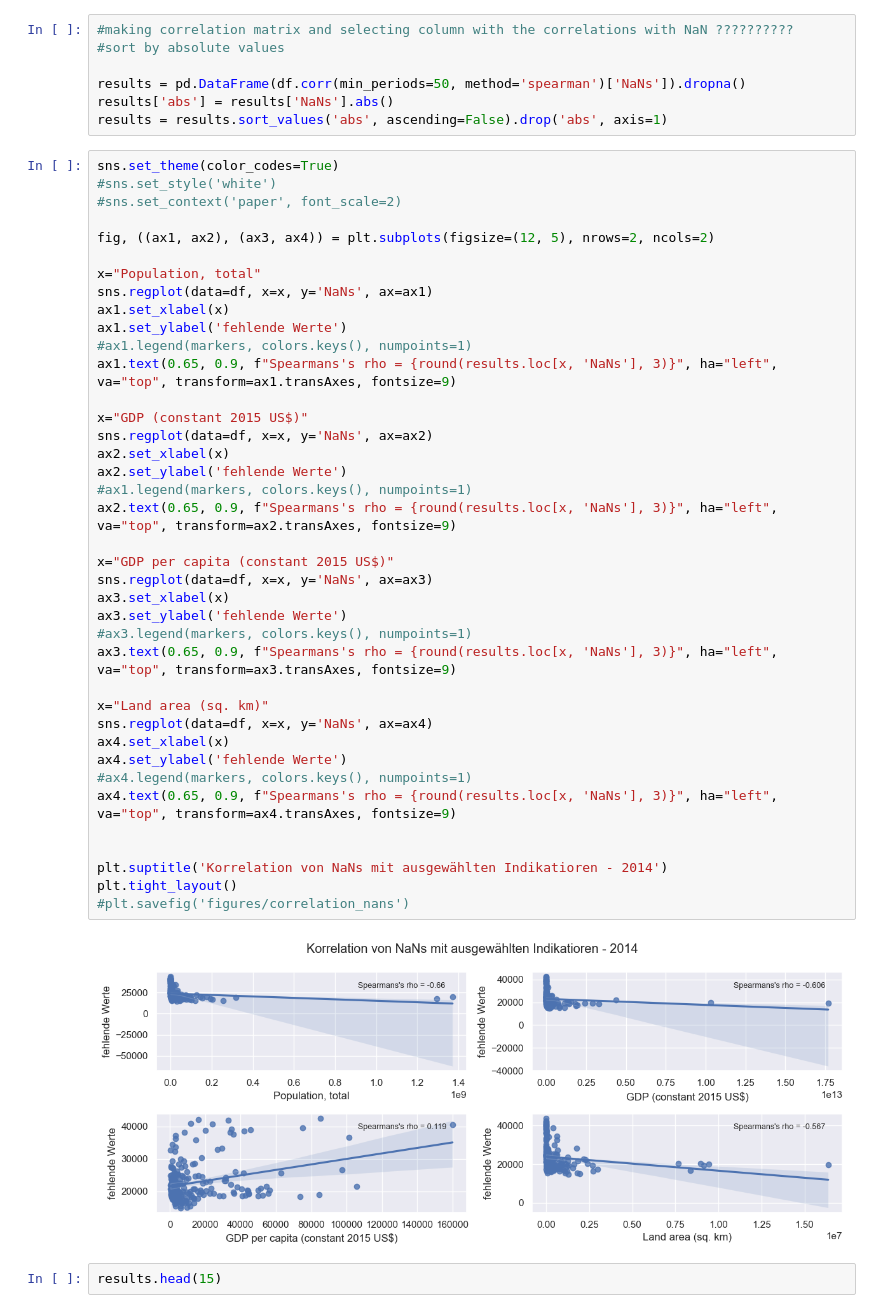
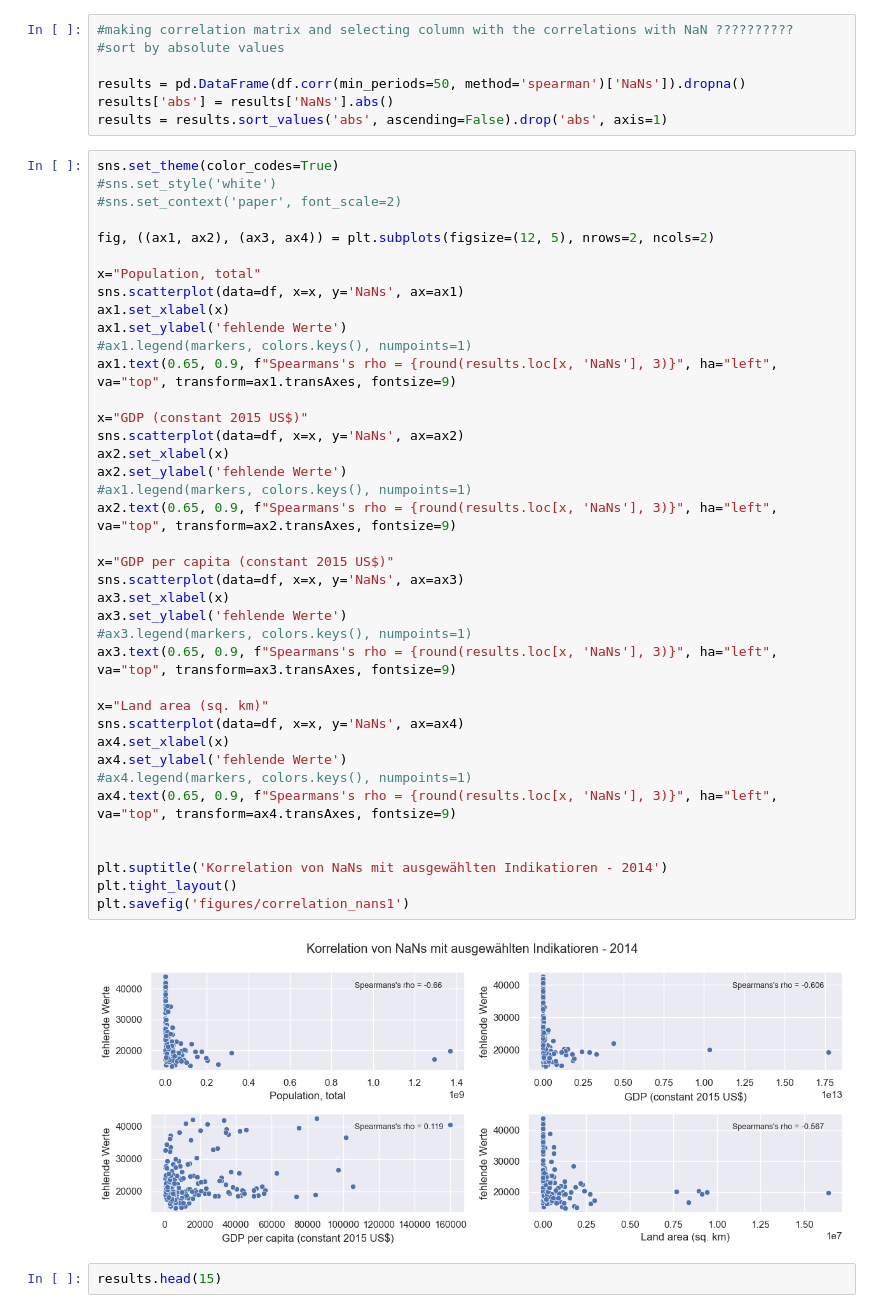
Before and after one commit to MarieFlatow/BA_weltbank, a Jupyter notebook: 02_correlation_nans.ipynb, the cells around one changed output. Drawn from its saved outputs; the diff is of its cells as text.

```diff
--- a/02_correlation_nans.ipynb
+++ b/02_correlation_nans.ipynb
@@ -79,39 +79,39 @@ sns.set_theme(color_codes=True)
 fig, ((ax1, ax2), (ax3, ax4)) = plt.subplots(figsize=(12, 5), nrows=2, ncols=2)
 
 x="Population, total"
-sns.regplot(data=df, x=x, y='NaNs', ax=ax1)
+sns.scatterplot(data=df, x=x, y='NaNs', ax=ax1)
 ax1.set_xlabel(x)
 ax1.set_ylabel('fehlende Werte')
 #ax1.legend(markers, colors.keys(), numpoints=1)
 ax1.text(0.65, 0.9, f"Spearmans's rho = {round(results.loc[x, 'NaNs'], 3)}", ha="left", va="top", transform=ax1.transAxes, fontsize=9)
 
 x="GDP (constant 2015 US$)"
-sns.regplot(data=df, x=x, y='NaNs', ax=ax2)
+sns.scatterplot(data=df, x=x, y='NaNs', ax=ax2)
 ax2.set_xlabel(x)
 ax2.set_ylabel('fehlende Werte')
 #ax1.legend(markers, colors.keys(), numpoints=1)
 ax2.text(0.65, 0.9, f"Spearmans's rho = {round(results.loc[x, 'NaNs'], 3)}", ha="left", va="top", transform=ax2.transAxes, fontsize=9)
 
 x="GDP per capita (constant 2015 US$)"
-sns.regplot(data=df, x=x, y='NaNs', ax=ax3)
+sns.scatterplot(data=df, x=x, y='NaNs', ax=ax3)
 ax3.set_xlabel(x)
 ax3.set_ylabel('fehlende Werte')
 #ax3.legend(markers, colors.keys(), numpoints=1)
 ax3.text(0.65, 0.9, f"Spearmans's rho = {round(results.loc[x, 'NaNs'], 3)}", ha="left", va="top", transform=ax3.transAxes, fontsize=9)
 
 x="Land area (sq. km)"
-sns.regplot(data=df, x=x, y='NaNs', ax=ax4)
+sns.scatterplot(data=df, x=x, y='NaNs', ax=ax4)
 ax4.set_xlabel(x)
 ax4.set_ylabel('fehlende Werte')
 #ax4.legend(markers, colors.keys(), numpoints=1)
 ax4.text(0.65, 0.9, f"Spearmans's rho = {round(results.loc[x, 'NaNs'], 3)}", ha="left", va="top", transform=ax4.transAxes, fontsize=9)
 
 
 plt.suptitle('Korrelation von NaNs mit ausgewählten Indikatioren - 2014')
 plt.tight_layout()
-#plt.savefig('figures/correlation_nans')
+plt.savefig('figures/correlation_nans1')
 # %% [output]
-[figure, old version]
+[figure, new version]
 # %%
 results.head(15)
 # %% [output]
```
Also changed, not shown: parts of 2 cells of this notebook, 24 other files.
